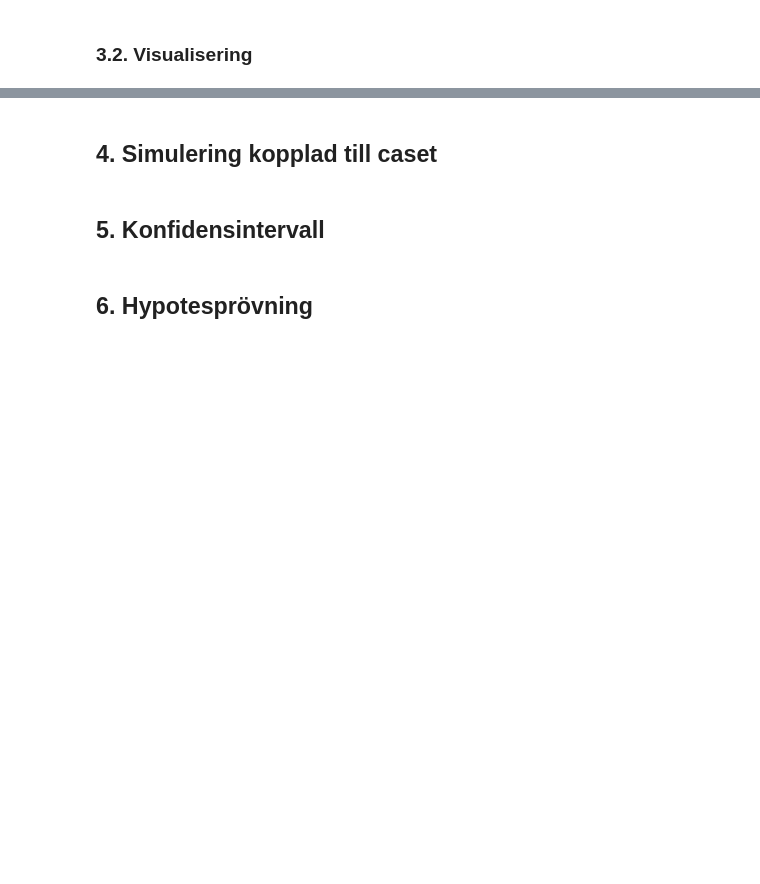
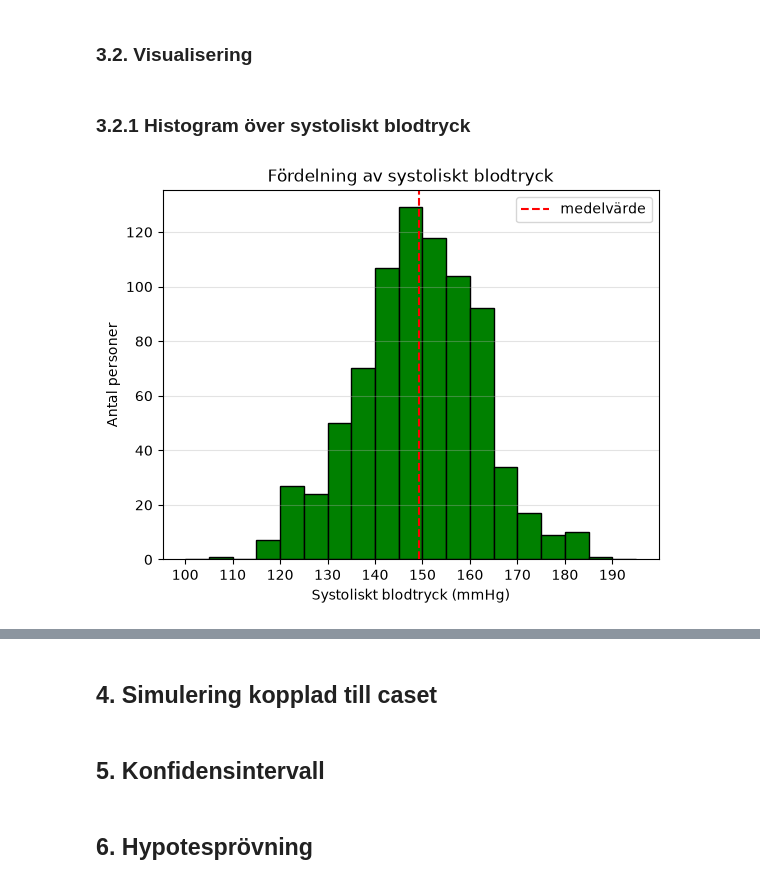
Before and after one commit to Yttak82/health_analysis, a Jupyter notebook: notebooks/analysis.ipynb, the cells around one changed output, grey strips where cells are left out. Saved outputs shown, nothing was run; the diff lists cells and outputs as text; code cells hidden in the pictures; blank space fills up the shorter version.

Commit message:
WIP:add initial graph drafts

```diff
--- a/notebooks/analysis.ipynb
+++ b/notebooks/analysis.ipynb
@@ -108,2 +118,20 @@ display(pd.DataFrame(result, index=["Datatyp validering"]))
 # %% [markdown]
 ### 3.2. Visualisering
+# %% [markdown]
+### 3.2.1 Histogram över systoliskt blodtryck
+# %%
+plt.hist(df["systolic_bp"], bins=np.arange(100, 200, 5), edgecolor="black", color="green")
+plt.xticks(np.arange(100, 200, 10))
+plt.title("Fördelning av systoliskt blodtryck")
+plt.xlabel("Systoliskt blodtryck (mmHg)")
+plt.ylabel("Antal personer")
+
+plt.axvline(df["systolic_bp"].mean(),
+            color="red",
+            linestyle="--",
+            label="medelvärde")
+plt.grid(axis="y", alpha=0.35)
+plt.legend()
+plt.show()
+# %% [output]
+[figure, added]
```
Also changed, not shown: parts of 6 cells of this notebook.
